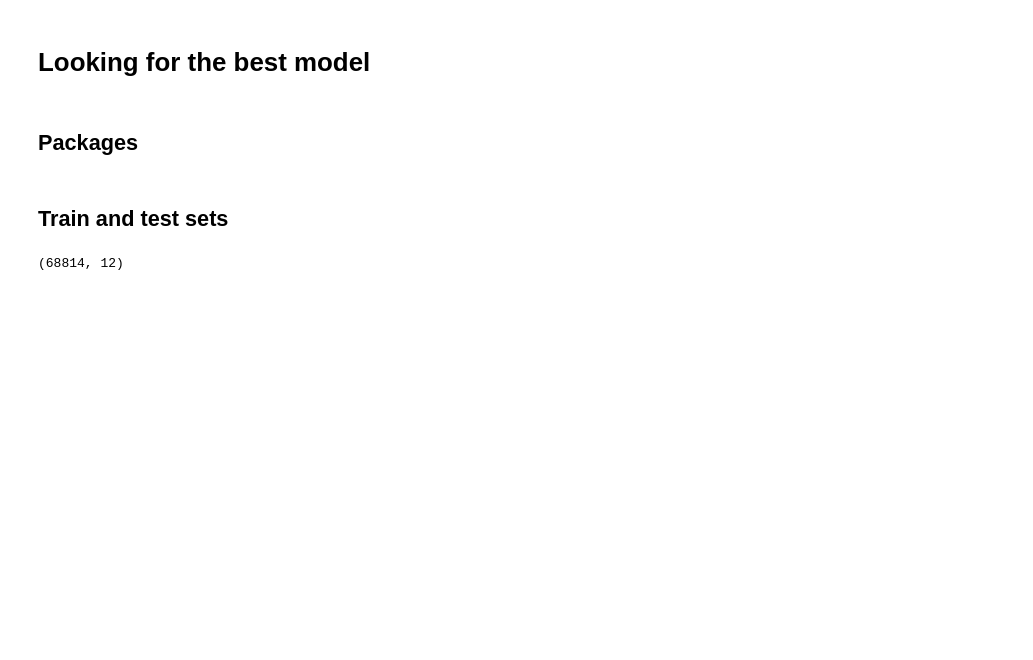
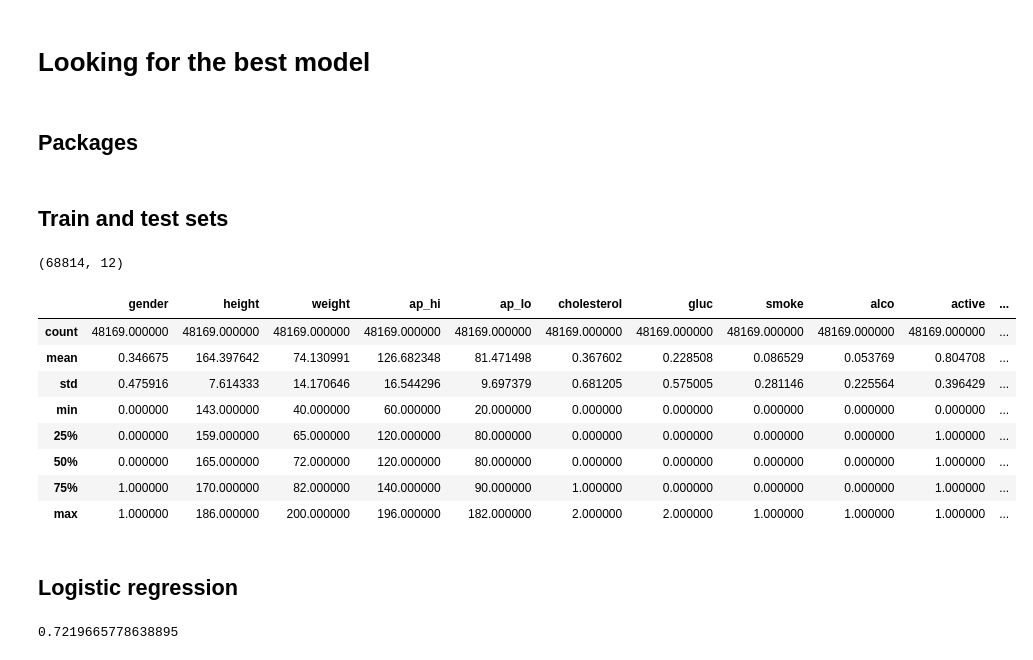
Before and after one commit to flylight-max/Cardio_disease_predict, a Jupyter notebook: EDA.ipynb, the cells around one changed output. Drawn from its saved outputs; the diff is of its cells as text; code cells hidden in the pictures; blank space fills up the shorter version.

```diff
--- a/EDA.ipynb
+++ b/EDA.ipynb
@@ -813,3 +826,29 @@ X= health_data.drop("cardio", axis=1)
 y=health_data["cardio"]
 
 X_train,X_test,y_train,y_test = train_test_split(X,y,test_size=0.3,random_state=1984)
+# %%
+X_train.describe()
+# %% [output]
+|  | gender | height | weight | ap_hi | ap_lo | cholesterol | gluc | smoke | alco | active | ... |
+| count | 48169.000000 | 48169.000000 | 48169.000000 | 48169.000000 | 48169.000000 | 48169.000000 | 48169.000000 | 48169.000000 | 48169.000000 | 48169.000000 | ... |
+| mean | 0.346675 | 164.397642 | 74.130991 | 126.682348 | 81.471498 | 0.367602 | 0.228508 | 0.086529 | 0.053769 | 0.804708 | ... |
+| std | 0.475916 | 7.614333 | 14.170646 | 16.544296 | 9.697379 | 0.681205 | 0.575005 | 0.281146 | 0.225564 | 0.396429 | ... |
+| min | 0.000000 | 143.000000 | 40.000000 | 60.000000 | 20.000000 | 0.000000 | 0.000000 | 0.000000 | 0.000000 | 0.000000 | ... |
+| 25% | 0.000000 | 159.000000 | 65.000000 | 120.000000 | 80.000000 | 0.000000 | 0.000000 | 0.000000 | 0.000000 | 1.000000 | ... |
+| 50% | 0.000000 | 165.000000 | 72.000000 | 120.000000 | 80.000000 | 0.000000 | 0.000000 | 0.000000 | 0.000000 | 1.000000 | ... |
+| 75% | 1.000000 | 170.000000 | 82.000000 | 140.000000 | 90.000000 | 1.000000 | 0.000000 | 0.000000 | 0.000000 | 1.000000 | ... |
+| max | 1.000000 | 186.000000 | 200.000000 | 196.000000 | 182.000000 | 2.000000 | 2.000000 | 1.000000 | 1.000000 | 1.000000 | ... |
+# %% [markdown]
+## **Logistic regression**
+# %%
+powTr = PowerTransformer()
+X_train_pow = powTr.fit_transform(X_train)
+X_test_pow = powTr.transform(X_test)
+
+logReg = LogisticRegression(max_iter=1000)
+logReg.fit(X_train_pow,y_train)
+predict_proba_log = logReg.predict_proba(X_test_pow)
+predict_log = logReg.predict(X_test_pow)
+logReg.score(X_test_pow,y_test)
+# %% [output]
+0.7219665778638895
```
Also changed, not shown: parts of 23 cells of this notebook.
